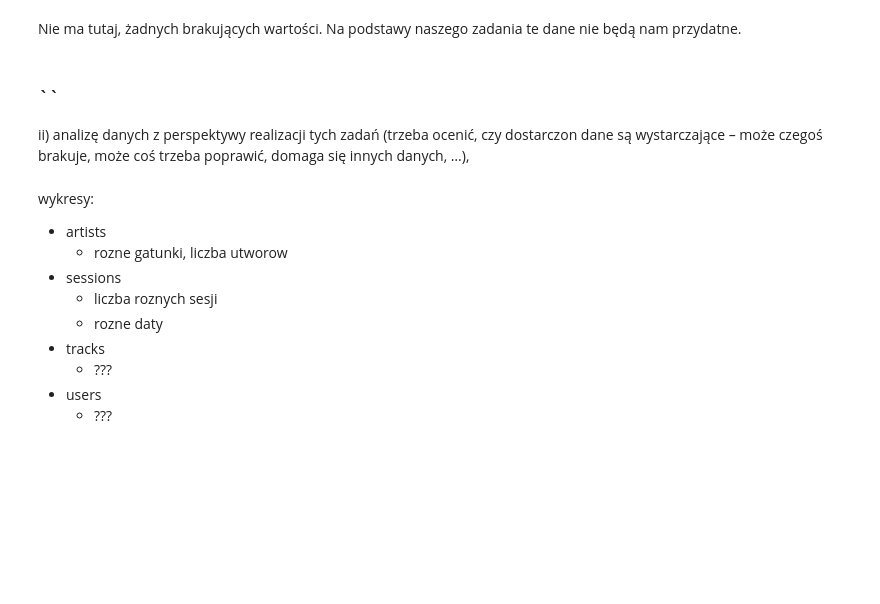
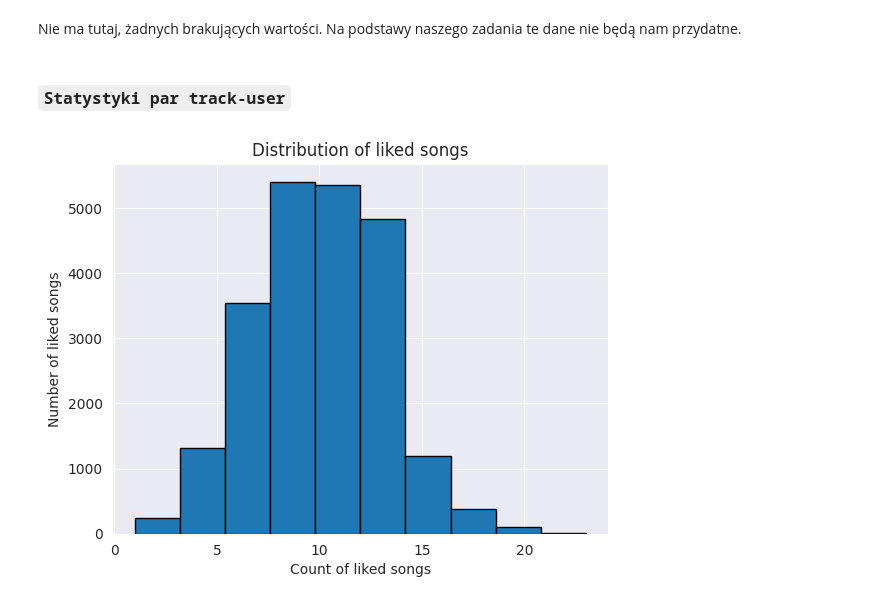
Before and after one commit to Percival33/Machine-Learning-Engineering, a Jupyter notebook: reports/stage1.ipynb, the cells around one changed output. Cells and saved outputs as stored; diff of their text form; code cells hidden in the pictures; blank space fills up the shorter version.

```diff
--- a/reports/stage1.ipynb
+++ b/reports/stage1.ipynb
@@ -243,19 +243,43 @@ daily_cost       0
 dtype: int64
 # %% [markdown]
 Nie ma tutaj, żadnych brakujących wartości. Na podstawy naszego zadania te dane nie będą nam przydatne.
-# %% [markdown]
-### ``
-ii) analizę danych z perspektywy realizacji tych zadań (trzeba ocenić, czy dostarczon
-dane są wystarczające – może czegoś brakuje, może coś trzeba poprawić, domaga
-się innych danych, …),
-# %% [markdown]
-wykresy:
-- artists
-    - rozne gatunki, liczba utworow
-- sessions
-    - liczba roznych sesji
-    - rozne daty
-- tracks
-    - ???
-- users
-    - ???
+# %% [markdown]
+### `Statystyki par track-user`
+# %%
+def agg_events(x):
+    return tuple(x)
+
+tracks_tmp = tracks_df[['id', 'duration_ms']]
+session_tmp = session_df.sort_values(by=['session_id', 'timestamp'], ascending=[True, True])
+
+session_tmp['time_played'] = pd.to_datetime(session_tmp['timestamp']).diff().dt.total_seconds() * 1000
+session_tmp['time_played'] = session_tmp['time_played'].shift(-1)
+
+track_minutes_played = session_tmp.groupby(['track_id', 'user_id'])['time_played'].agg('sum').reset_index()
+grouped_events = session_tmp.groupby(['track_id', 'user_id'])['event_type'].agg([agg_events]).reset_index()
+
+track_user_stats = pd.merge(track_minutes_played, tracks_tmp, how='left', left_on='track_id', right_on='id')
+track_user_stats = pd.merge(track_user_stats, grouped_events, how='left', on=['track_id', 'user_id'])
+
+track_user_stats['percentage_played'] = track_user_stats['time_played'] / track_user_stats['duration_ms'] * 100
+track_user_stats['percentage_played'] = track_user_stats.apply(lambda row: 100.0 if row.percentage_played > 100 else row.percentage_played, axis=1)
+track_user_stats['was_liked'] = track_user_stats.apply(lambda row: 'like' in row.agg_events, axis=1)
+track_user_stats['was_skipped'] = track_user_stats.apply(lambda row: 'skip' in row.agg_events, axis=1)
+
+track_user_stats = track_user_stats.drop(columns=['id', 'agg_events'])
+track_user_stats = track_user_stats.drop(track_user_stats[abs(track_user_stats.time_played) / 5 > track_user_stats.duration_ms].index)
+track_user_stats = track_user_stats.drop(track_user_stats[track_user_stats.time_played == 0.0].index)
+# %%
+liked_tracks = track_user_stats
+liked_tracks['times_liked'] = 0
+
+liked_tracks = liked_tracks[liked_tracks['was_liked'] == False]
+liked_tracks = liked_tracks.groupby(['track_id'])['times_liked'].agg('count').reset_index()
+
+liked_tracks['times_liked'].hist(bins=10, edgecolor='black')
+plt.title('Distribution of liked songs')
+plt.xlabel('Count of liked songs')
+plt.ylabel('Number of liked songs')
+plt.show()
+# %% [output]
+[figure, added]
```
Also changed, not shown: parts of 2 cells of this notebook, 1 other file.
